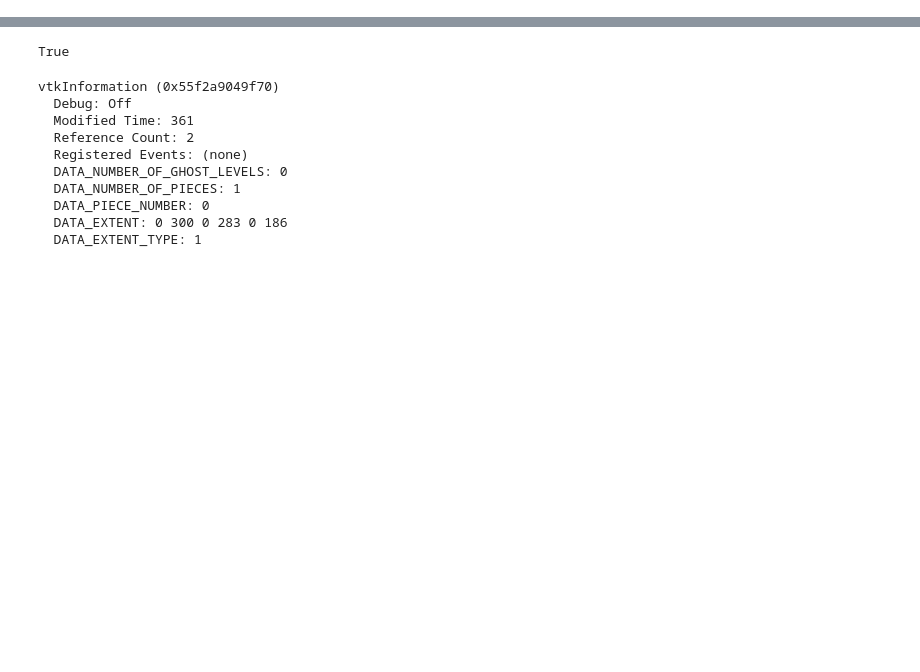
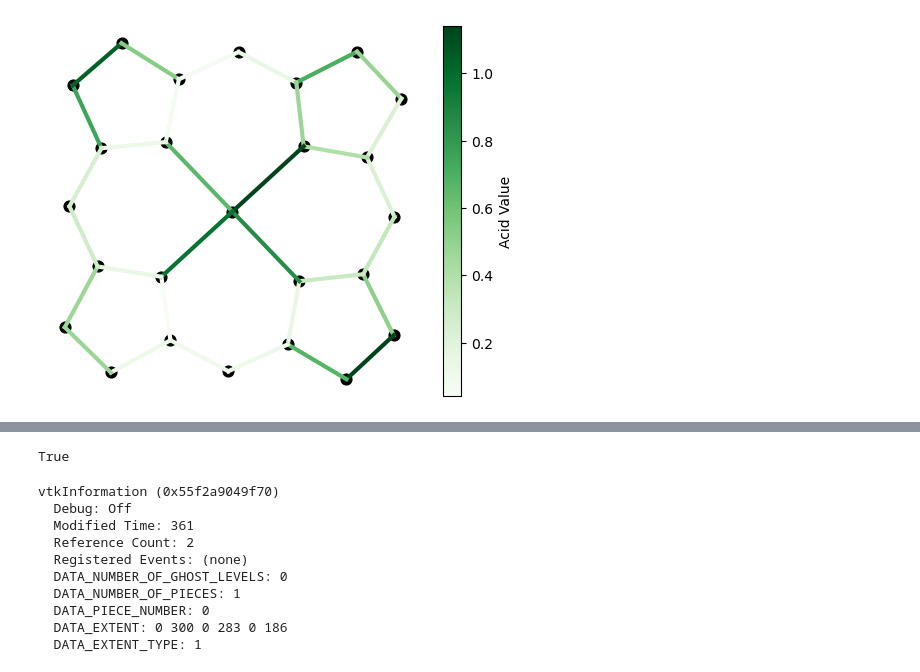
Before and after one commit to ajr15/PorCrystalStructures, a Jupyter notebook: notebooks/gimic.ipynb, the cells around one changed output, grey strips where cells are left out. Cells and saved outputs as stored; diff of their text form; code cells hidden in the pictures; blank space fills up the shorter version.

```diff
--- a/notebooks/gimic.ipynb
+++ b/notebooks/gimic.ipynb
@@ -181 +283,6 @@ MACROCYCLE_POINTS = get_atoms("../data/nmr/ATEWUT_0_out/gimic/mol.xyz")
+# %%
+df = get_acid_values("ATUSOX", session, radius=4)
+plot_acid(plt.gca(), MACROCYCLE_POINTS, df.to_dict(orient="records"))
+# %% [output]
+[figure, added]
 # %%
```
Also changed, not shown: parts of 4 cells of this notebook, 5 other files.
